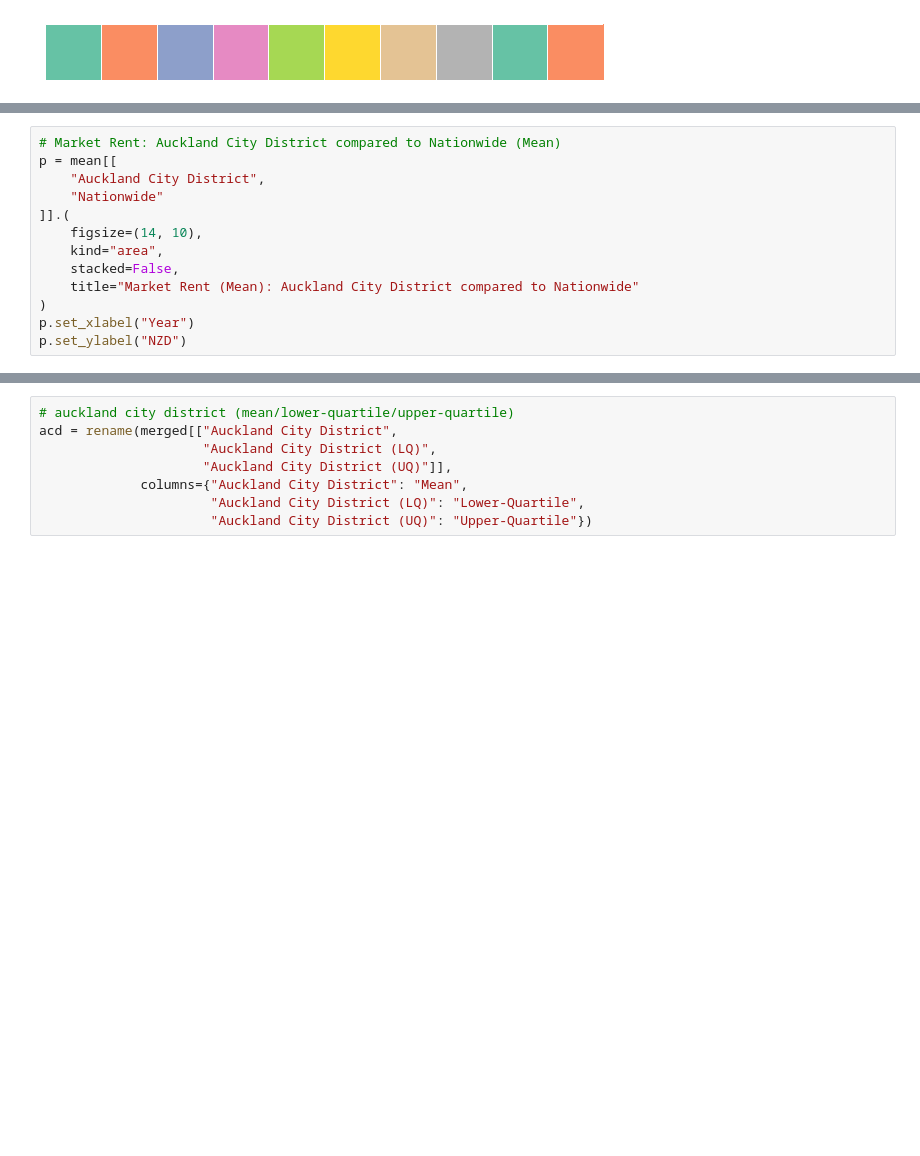
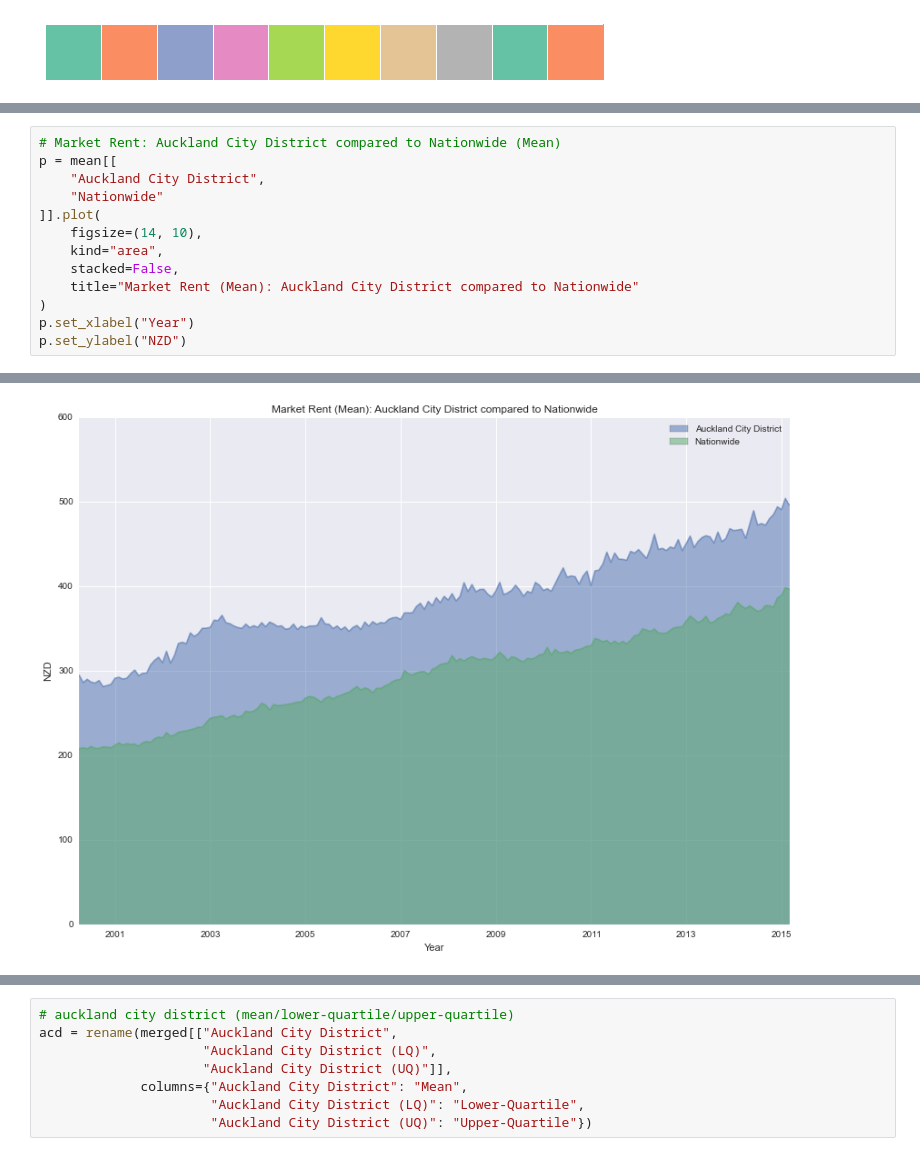
Before and after one commit to microamp/atombook, a Jupyter notebook: Auckland Market Rent by District.ipynb, the cells around one changed output, grey strips where cells are left out. Drawn from its saved outputs; the diff is of its cells as text; blank space fills up the shorter version.

```diff
--- a/Auckland Market Rent by District.ipynb
+++ b/Auckland Market Rent by District.ipynb
@@ -78,7 +78,7 @@ p.set_ylabel("NZD")
 p = mean[[
     "Auckland City District",
     "Nationwide"
-]].(
+]].plot(
     figsize=(14, 10),
     kind="area",
     stacked=False,
@@ -91,3 +91,4 @@ SyntaxError: invalid syntax (<ipython-input-20-ccbb71dd4331>, line 5)
+[figure, added]
 # %%
 # Auckland Market Rent by District (Mean)
 p = mean[[
```
Also changed, not shown: parts of 10 cells of this notebook, 7 other files.
